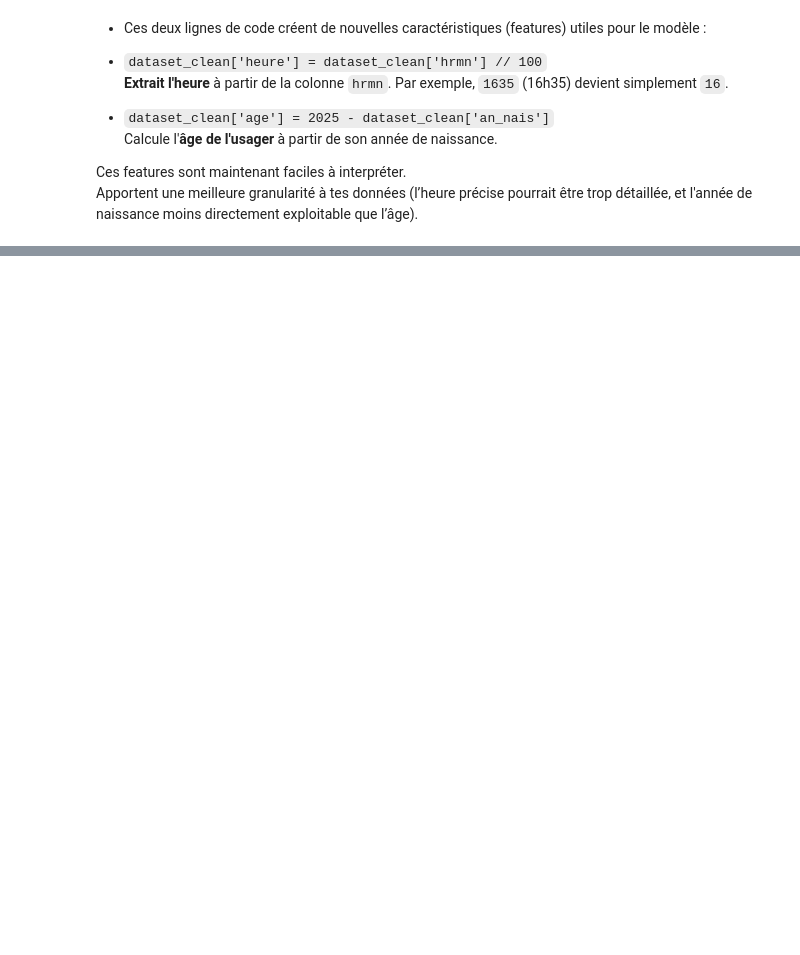
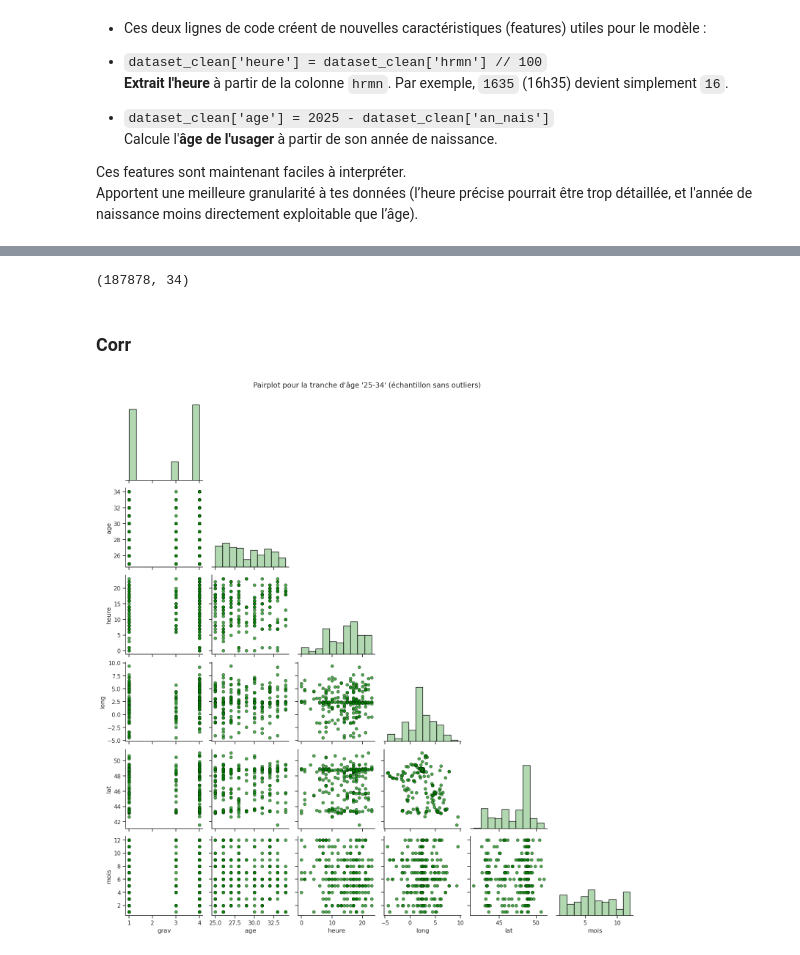
Before and after one commit to Thibo0/projet_ml_m1, a Jupyter notebook: projet.ipynb, the cells around one changed output, grey strips where cells are left out. Drawn from its saved outputs; the diff is of its cells as text; code cells hidden in the pictures; blank space fills up the shorter version.

```diff
--- a/projet.ipynb
+++ b/projet.ipynb
@@ -661,0 +711,55 @@ plt.show()
+# %%
+dataset_clean.shape
+# %% [output]
+(187878, 34)
+# %% [markdown]
+### Corr
+# %%
+# Choix de la tranche d'âge à analyser clairement définie ici
+tranche_specifique = "25-34"
+
+# Sélection uniquement de cette tranche d'âge
+df_subset_tranche = dataset_clean[dataset_clean['tranche_age'] == tranche_specifique].copy()
+
+cols_of_interest = [
+    "grav",
+    "age",
+    "heure",
+    "long",
+    "lat",
+    "mois"
+]
+
+df_subset = df_subset_tranche[cols_of_interest].copy()
+
+df_sample = df_subset.sample(frac=0.005, random_state=42)
+
+z_scores = np.abs(stats.zscore(df_sample, nan_policy='omit'))
+df_sample_no_outliers = df_sample[(z_scores < 3).all(axis=1)]
+
+sns.set(style="ticks")
+
+g = sns.pairplot(
+    df_sample_no_outliers,
+    corner=True,
+    diag_kind="hist",
+    height=2.5,
+    diag_kws={
+        "alpha": 0.3,
+        "bins": 10,
+        "edgecolor": "black",
+        "color": "green"
+    },
+    plot_kws={
+        "alpha": 0.7,
+        "edgecolor": "black",
+        "color": "green"
+    }
+)
+
+plt.suptitle(f"Pairplot pour la tranche d'âge '{tranche_specifique}' (échantillon sans outliers)",
+             y=1.02, fontsize=14)
+
+plt.show()
+# %% [output]
+[figure, added]
```
Also changed, not shown: parts of 41 cells of this notebook.
